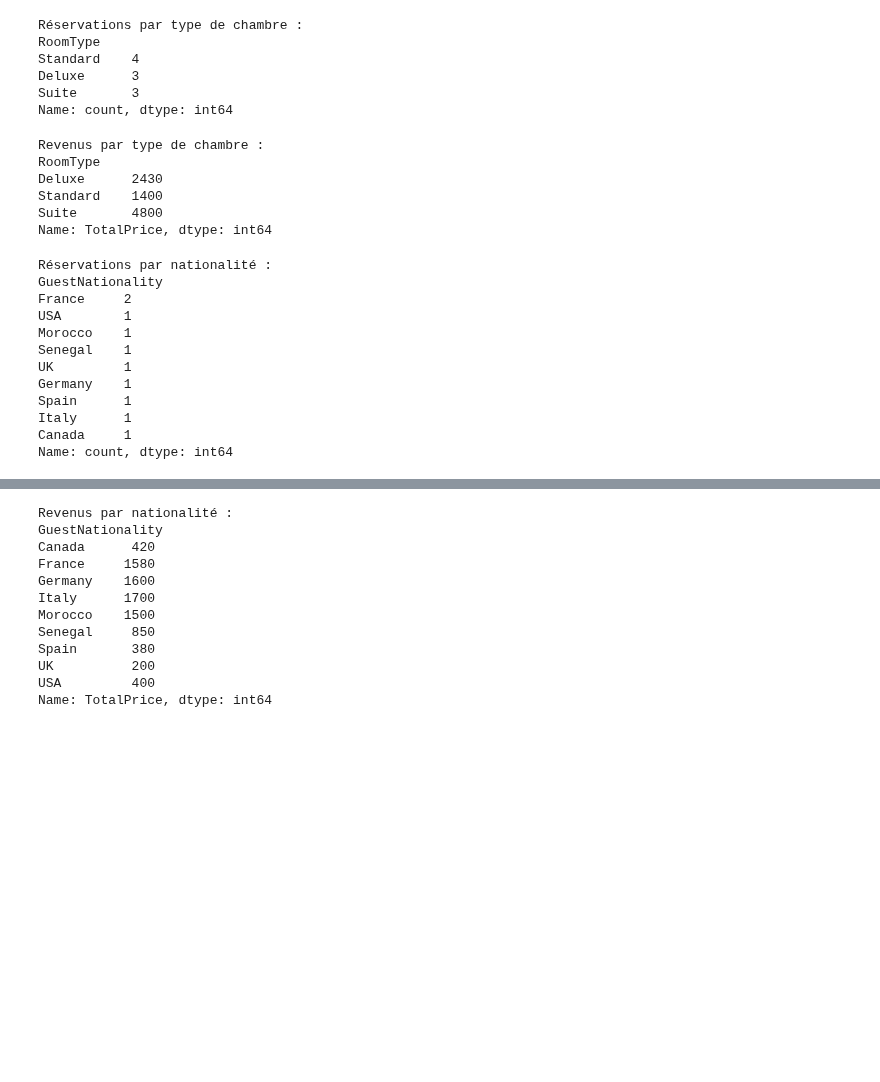
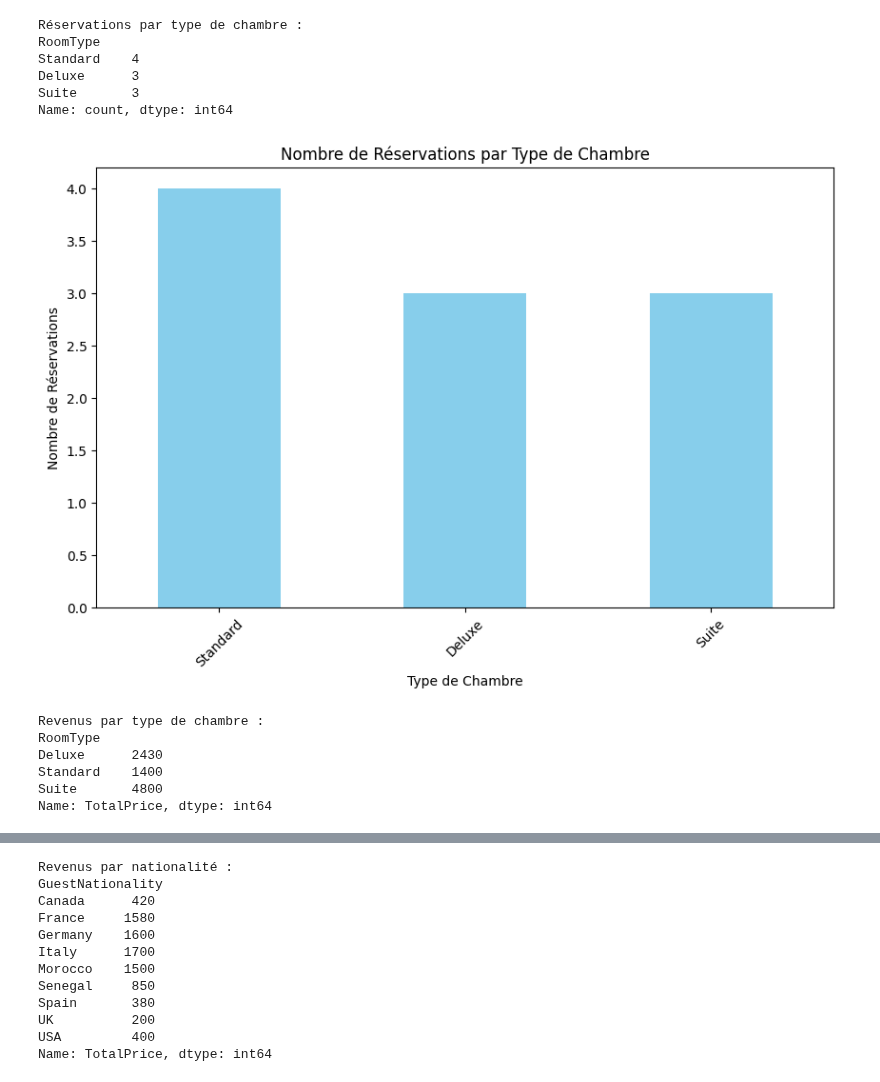
Before and after one commit to sowpoulo/COURSERA, a Jupyter notebook: Untitled2.ipynb, the cells around one changed output, grey strips where cells are left out. Cells and saved outputs as stored; diff of their text form; code cells hidden in the pictures; blank space fills up the shorter version.

```diff
--- a/Untitled2.ipynb
+++ b/Untitled2.ipynb
@@ -76,6 +76,22 @@ Standard    4
 Deluxe      3
 Suite       3
 Name: count, dtype: int64
+# %%
+import matplotlib.pyplot as plt
+
+# Compter le nombre de réservations par type de chambre
+reservations_by_room_type = data['RoomType'].value_counts()
+
+# Créer un diagramme à barres
+plt.figure(figsize=(10, 6))
+reservations_by_room_type.plot(kind='bar', color='skyblue')
+plt.title('Nombre de Réservations par Type de Chambre')
+plt.xlabel('Type de Chambre')
+plt.ylabel('Nombre de Réservations')
+plt.xticks(rotation=45)
+plt.show()
+# %% [output]
+[figure, added]
 # %%
 # Revenus par type de chambre
 revenue_by_room_type = data.groupby('RoomType')['TotalPrice'].sum()
@@ -88,21 +104,3 @@ Deluxe      2430
 Standard    1400
 Suite       4800
 Name: TotalPrice, dtype: int64
-# %%
-# Nombre de réservations par nationalité
-reservations_by_nationality = data['GuestNationality'].value_counts()
-print("\nRéservations par nationalité :")
-print(reservations_by_nationality)
-# %% [output]
-Réservations par nationalité :
-GuestNationality
-France     2
-USA        1
-Morocco    1
-Senegal    1
-UK         1
-Germany    1
-Spain      1
-Italy      1
-Canada     1
-Name: count, dtype: int64
```
Also changed, not shown: parts of 5 cells of this notebook.
